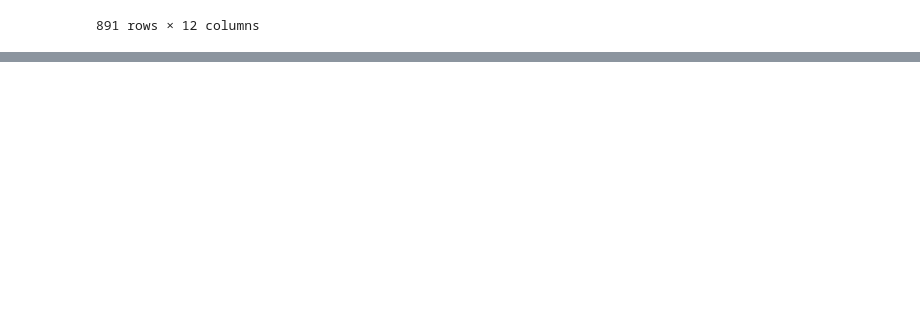
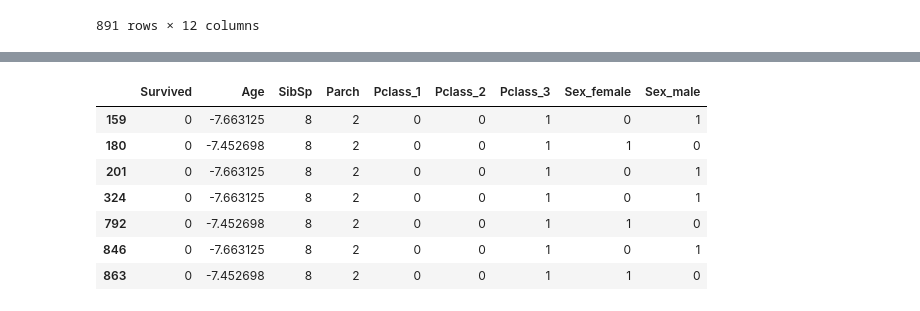
Before and after one commit to jasontr/Kaggle_Titanic, a Jupyter notebook: titanic.ipynb, the cells around one changed output, grey strips where cells are left out. Cells and saved outputs as stored; diff of their text form; code cells hidden in the pictures; blank space fills up the shorter version.

```diff
--- a/titanic.ipynb
+++ b/titanic.ipynb
@@ -48,0 +57,15 @@ pd.get_dummies(train_data[['Pclass', 'Sex', 'Embarked']])
+# %%
+# cross validation
+from sklearn.cross_validation import train_test_split
+age_X_train, age_X_test, age_y_train, age_y_test = train_test_split(age_not_null_data_X, age_not_null_data_y, random_state=1)
+# %%
+from sklearn.linear_model import LinearRegression
+linreg = LinearRegression()
+linreg.fit(age_X_train, age_y_train)
+#模型拟合测试集
+age_y_pred = linreg.predict(age_X_test)
+from sklearn import metrics
+# 用scikit-learn计算MSE
+print ("MSE:",metrics.mean_squared_error(age_y_test, age_y_pred))
+# 用scikit-learn计算RMSE
+print ("RMSE:",np.sqrt(metrics.mean_squared_error(age_y_test, age_y_pred)))
@@ -48,0 +85,3 @@ pd.get_dummies(train_data[['Pclass', 'Sex', 'Embarked']])
+# %%
+age_is_null_data_y_pred = linreg.predict(age_is_null_data_X)
+age_is_null_data_y_pred
@@ -48,0 +106,15 @@ pd.get_dummies(train_data[['Pclass', 'Sex', 'Embarked']])
+# %%
+preddd = age_is_null_data_X.copy()
+preddd.insert(1, 'Age', age_is_null_data_y_pred)
+pr
+# %%
+preddd[preddd.Age<0]
+# %% [output]
+|  | Survived | Age | SibSp | Parch | Pclass_1 | Pclass_2 | Pclass_3 | Sex_female | Sex_male |
+| 159 | 0 | -7.663125 | 8 | 2 | 0 | 0 | 1 | 0 | 1 |
+| 180 | 0 | -7.452698 | 8 | 2 | 0 | 0 | 1 | 1 | 0 |
+| 201 | 0 | -7.663125 | 8 | 2 | 0 | 0 | 1 | 0 | 1 |
+| 324 | 0 | -7.663125 | 8 | 2 | 0 | 0 | 1 | 0 | 1 |
+| 792 | 0 | -7.452698 | 8 | 2 | 0 | 0 | 1 | 1 | 0 |
+| 846 | 0 | -7.663125 | 8 | 2 | 0 | 0 | 1 | 0 | 1 |
+| 863 | 0 | -7.452698 | 8 | 2 | 0 | 0 | 1 | 1 | 0 |
```
Also changed, not shown: parts of 11 cells of this notebook.
